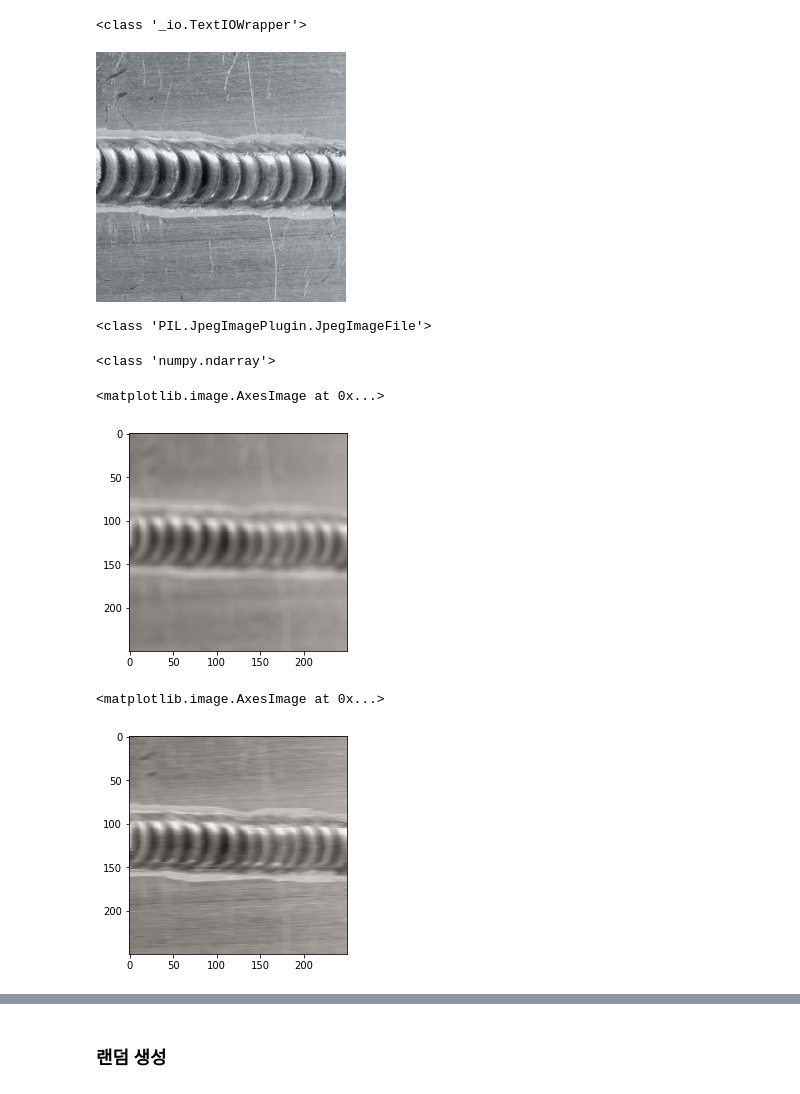
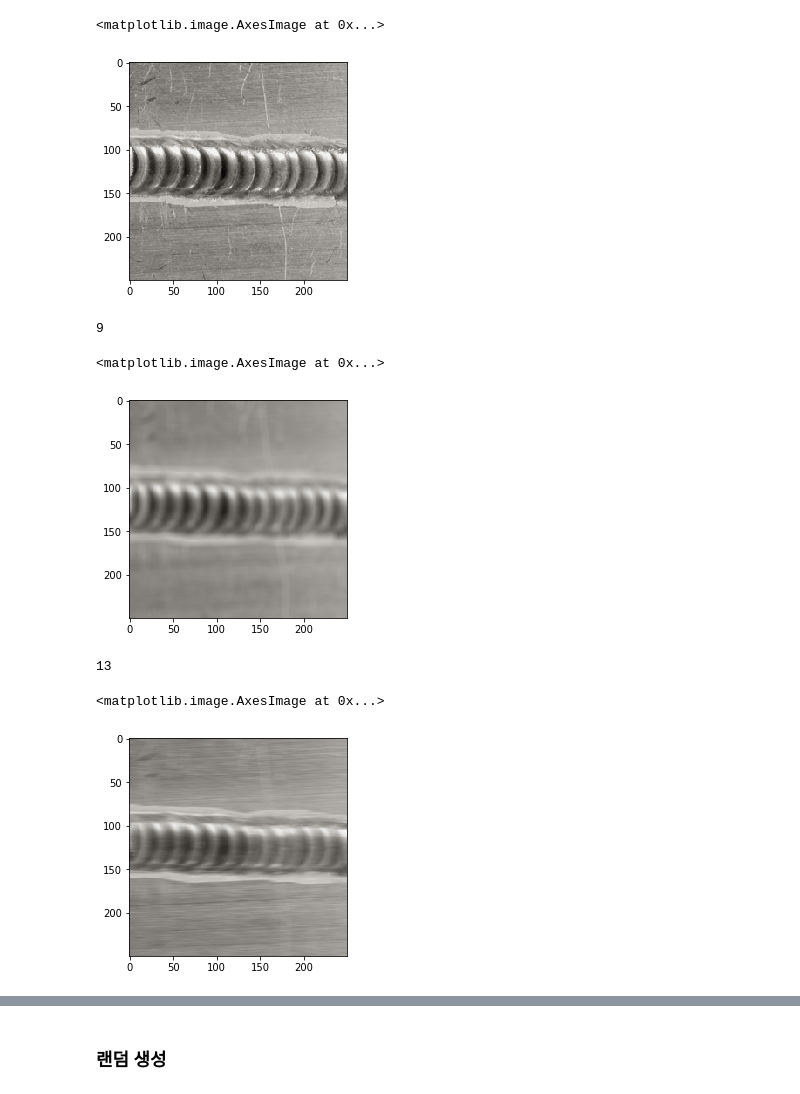
Before and after one commit to wsy8029/ai-contents-shipbuilding, a Jupyter notebook: 1. 용접 품질 검사/Untitled.ipynb, the cells around one changed output, grey strips where cells are left out. Cells and saved outputs as stored; diff of their text form; code cells hidden in the pictures.

```diff
--- a/1. 용접 품질 검사/Untitled.ipynb
+++ b/1. 용접 품질 검사/Untitled.ipynb
@@ -5,5 +1 @@ original_image = open("./data/weld1.jpeg")
-# %%
-print(type(original_image))
-# %% [output]
-<class '_io.TextIOWrapper'>
 # %%
@@ -15,38 +6,32 @@ from PIL import Image
 # %%
-image = Image.open("./data/weld1.jpeg")
+image = cv2.imread('./data/weld1.jpeg')
+plt.imshow(image)
+# %% [output]
+<matplotlib.image.AxesImage at 0x...>
+[figure, added]
-# %%
-image
-# %% [output]
-[figure, removed]
-# %%
-print(type(image))
-# %% [output]
-<class 'PIL.JpegImagePlugin.JpegImageFile'>
-# %%
-image2 = cv2.imread('./data/weld1.jpeg')
-print(type(image2))
-# %% [output]
-<class 'numpy.ndarray'>
 # %%
-import numpy as np
-from matplotlib import pyplot as plt
+
 image = cv2.imread('./data/weld1.jpeg')
 
-rows, cols = image.shape[:2]
+# rows, cols = image.shape[:2]
 
-def blur(image, filtersize):
+def blur(image):
+    filtersize = random.randrange(3,11)
     low_pass_filter = np.ones((filtersize, filtersize), np.float32) / filtersize**2
     dst = cv2.filter2D(image, -1, low_pass_filter)
     return dst
 
-blur_image = blur(image, 10)
+blur_image = blur(image)
 plt.imshow(blur_image)
 # %% [output]
-<matplotlib.image.AxesImage at 0x...>
+9
+<matplotlib.image.AxesImage at 0x...>
 [figure]
 # %%
 image = cv2.imread('./data/weld1.jpeg')
-def motion_blur(image, size):
+def motion_blur(image):
+    size = random.randrange(5,15)
+    print(size)
     motion_blur = np.zeros((size, size))
     motion_blur[int((size-1)/2), :] = np.ones(size)
     motion_blur = motion_blur / size
@@ -54,10 +39,11 @@ def motion_blur(image, size):
 
     return dst
 
-motion_image = motion_blur(image, 10)
+motion_image = motion_blur(image)
 plt.imshow(motion_image)
 # %% [output]
-<matplotlib.image.AxesImage at 0x...>
+13
+<matplotlib.image.AxesImage at 0x...>
 [figure]
 # %%
 image = cv2.imread('./data/weld1.jpeg')
```
Also changed, not shown: parts of 8 cells of this notebook.
